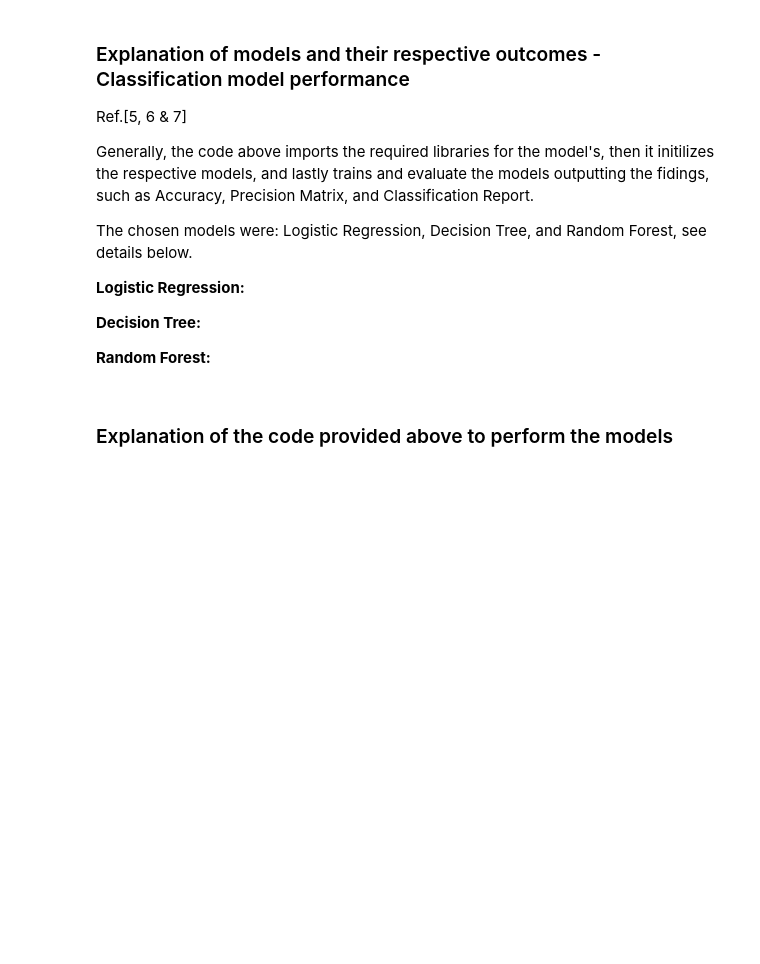
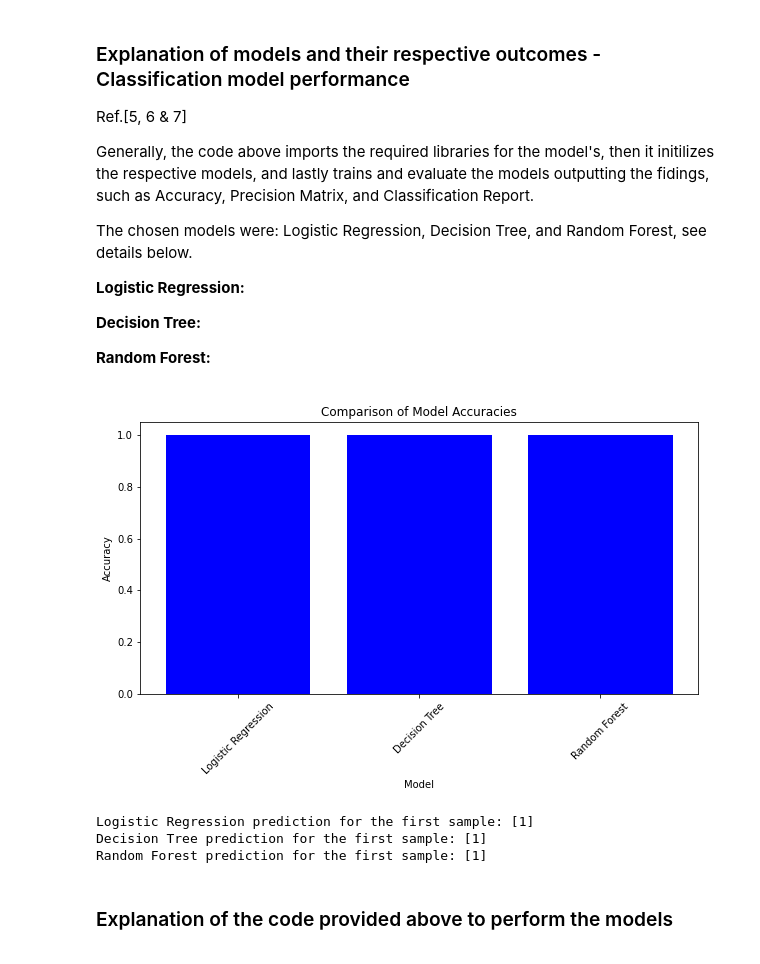
Before and after one commit to luizaalbuquerque/Strategic-Analysis, a Jupyter notebook: 01-EDITE ESSE.ipynb, the cells around one changed output. Cells and saved outputs as stored; diff of their text form; code cells hidden in the pictures; blank space fills up the shorter version.

```diff
--- a/01-EDITE ESSE.ipynb
+++ b/01-EDITE ESSE.ipynb
@@ -660,23 +796,28 @@ NameError: name 'X_train' is not defined
 <p> <b>Random Forest: </b> </p>
 <p> <b> </b> </p>
 # %%
-# Importing library to show model performance
+import matplotlib.pyplot as plt
 from sklearn.metrics import classification_report, confusion_matrix, accuracy_score
-# Importing library to plot the result found
-import matplotlib.pyplot as plt
 
-# Plotting the accuracies
+# Assuming 'results' is a dictionary containing model names as keys and their accuracies as values
 plt.figure(figsize=(10, 5))
-plt.bar(results.keys(), results.values())
+plt.bar(results.keys(), results.values(), color='blue')  # Adding color for better visualization
 plt.title('Comparison of Model Accuracies')
+plt.xlabel('Model')  # Adding x-axis label for clarity
 plt.ylabel('Accuracy')
+plt.xticks(rotation=45)  # Rotating model names for better visibility
 plt.show()
 
-# Making a prediction sample
-sample = X_test[0].reshape(1, -1)
+# Making a prediction sample using iloc for integer-location based indexing
+sample = X_test.iloc[0].values.reshape(1, -1)  # Using .iloc[0] to access the first row correctly
 for name, model in models.items():
     prediction = model.predict(sample)
     print(f'{name} prediction for the first sample: {prediction}')
+# %% [output]
+[figure, added]
+Logistic Regression prediction for the first sample: [1]
+Decision Tree prediction for the first sample: [1]
+Random Forest prediction for the first sample: [1]
 # %% [markdown]
 <h3> Explanation of the code provided above to perform the models </h3>
 <p> </p>
```
Also changed, not shown: parts of 7 cells of this notebook.
